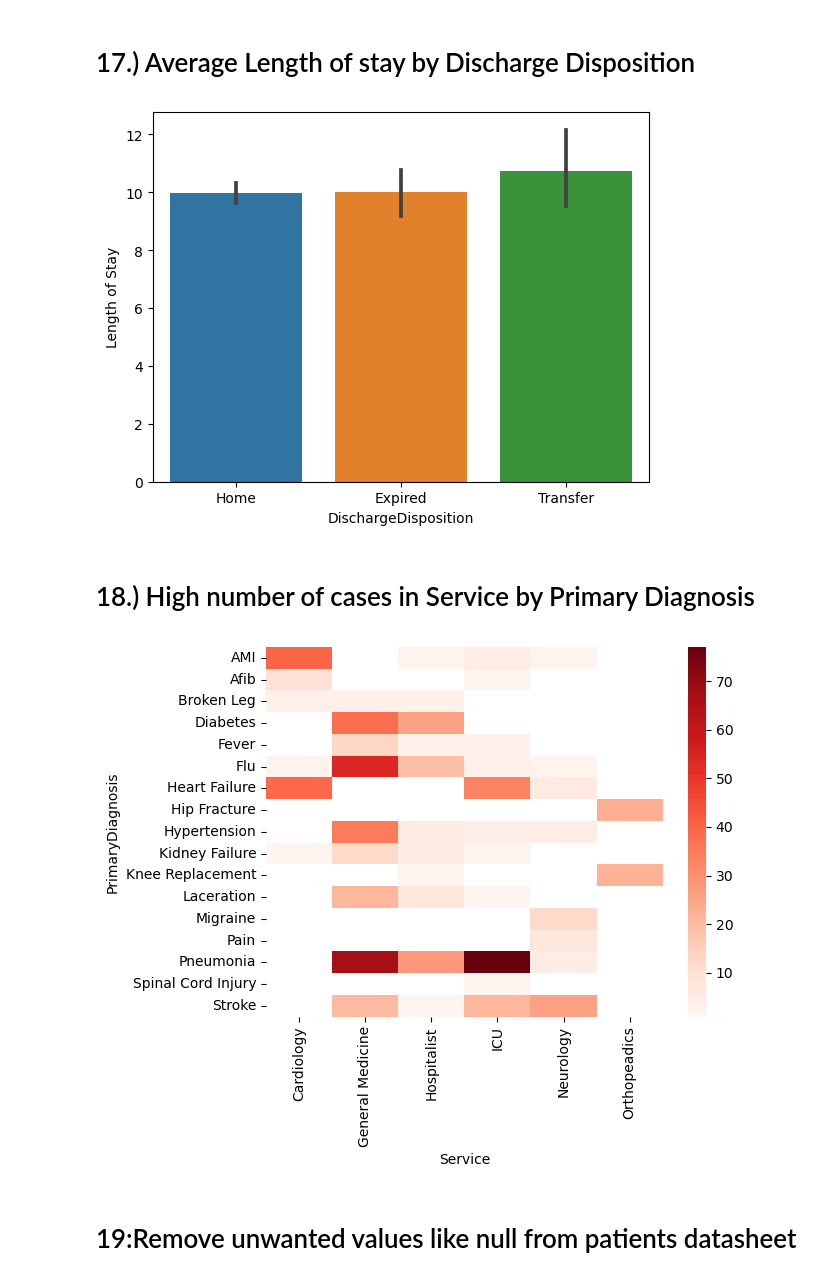
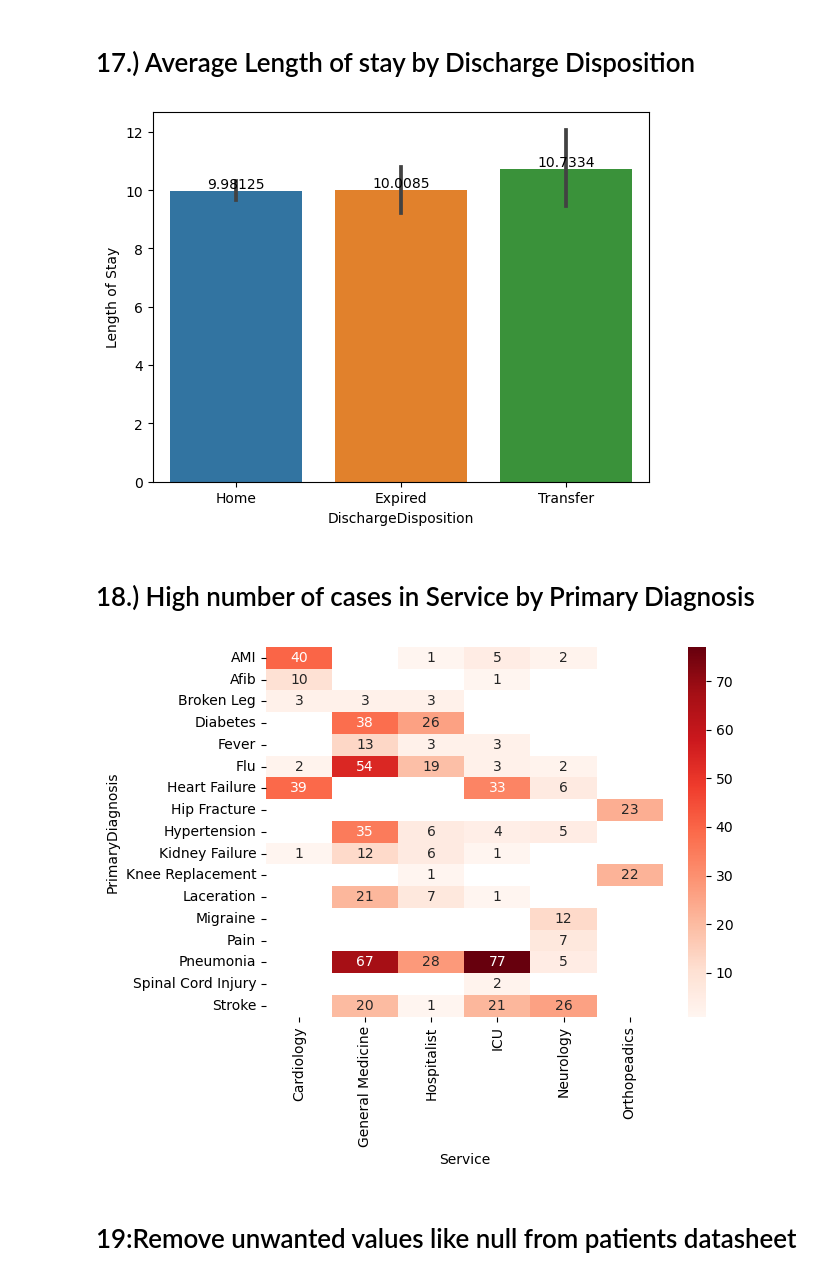
Before and after one commit to fathimadev35/PythonCoders, a Jupyter notebook: PythonCoders-EDA-Notebook.ipynb, the cells around one changed output. Saved outputs shown, nothing was run; the diff lists cells and outputs as text; code cells hidden in the pictures.

```diff
--- a/PythonCoders-EDA-Notebook.ipynb
+++ b/PythonCoders-EDA-Notebook.ipynb
@@ -254,27 +255,27 @@ data1 = pd.read_excel('HospitalDatabase.xlsx', "ReAdmissionRegistry")
 
 data1["Length of Stay"]=(data1["DischargeDate"] - data1["AdmissionDate"])/  np.timedelta64(1, 'D')
 data1["Length of Stay"].mean()
-sb.barplot(x="DischargeDisposition", y="Length of Stay", data=data1)
-
+ax=sb.barplot(x="DischargeDisposition", y="Length of Stay", data=data1)
+ax.bar_label(ax.containers[0])
 
 plt.show()
 # %% [output]
-[figure, old version]
+[figure, new version]
 # %% [markdown]
 # 18.) High number of cases in Service by Primary Diagnosis
 # %%
 data1 = pd.read_excel('HospitalDatabase.xlsx', "Discharges")
 
 
 
 pivot_table = data1.pivot_table(index='PrimaryDiagnosis', columns='Service', values='PatientID',aggfunc='count')
-
-sb.heatmap(pivot_table, cmap='Reds')
+annot=True
+sb.heatmap(pivot_table, cmap='Reds',annot=annot)
 
 
 plt.show()
 # %% [output]
-[figure, old version]
+[figure, new version]
 # %% [markdown]
 # 19:Remove unwanted values like null from patients datasheet
 # %%
```
Also changed, not shown: parts of 1 cell of this notebook.
